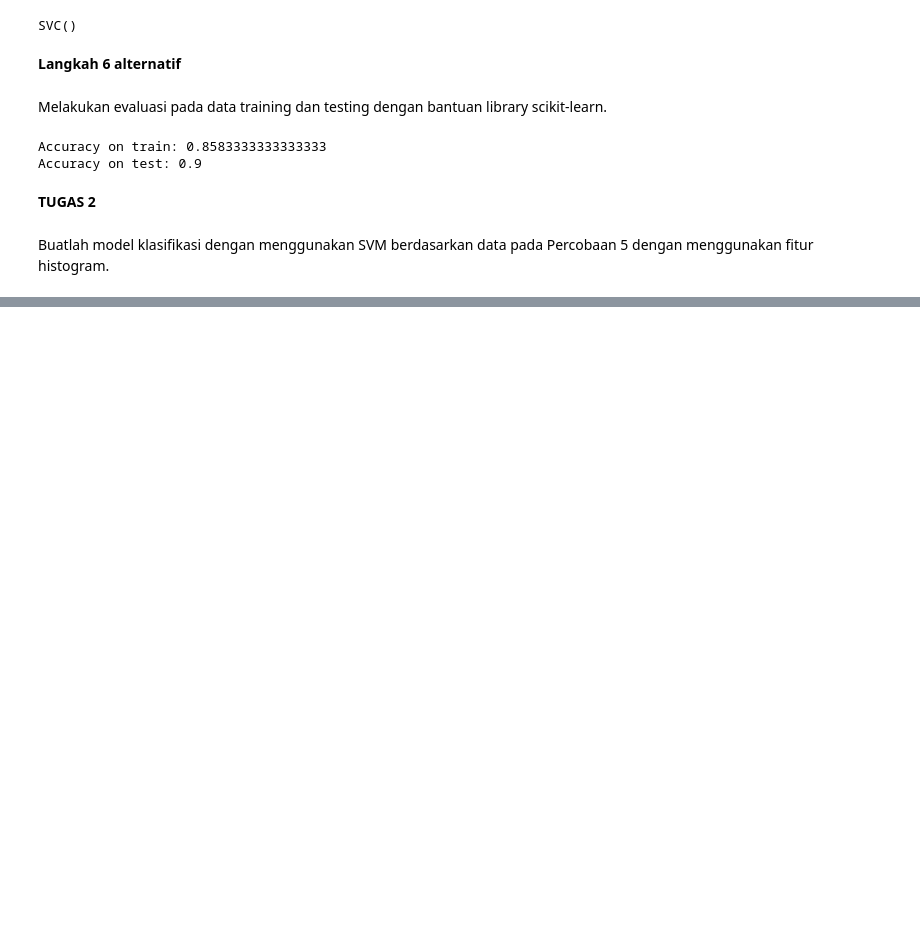
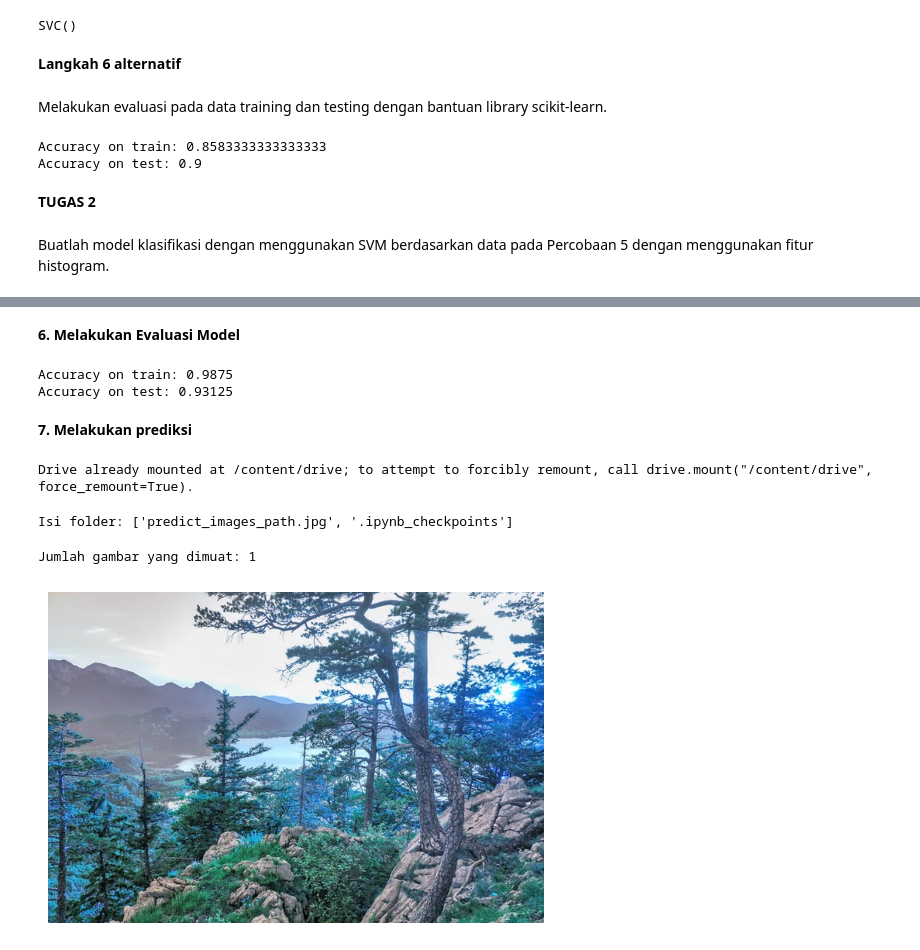
Before and after one commit to YayunEldina/PEMB_MESIN_Ganjil_2024, a Jupyter notebook: Jobsheet_4_Klasifikasi.ipynb, the cells around one changed output, grey strips where cells are left out. Cells and saved outputs as stored; diff of their text form; code cells hidden in the pictures; blank space fills up the shorter version.

```diff
--- a/Jobsheet_4_Klasifikasi.ipynb
+++ b/Jobsheet_4_Klasifikasi.ipynb
@@ -730,0 +753,10 @@ Buatlah model klasifikasi dengan menggunakan SVM berdasarkan data pada Percobaan
+# %%
+def standarized_input(image):
+    # mengubah warna gambar ke RGB
+    std_img = cv2.cvtColor(image, cv2.COLOR_BGR2RGB)
+
+    # mengubah ukuran gambar ke 1100x600
+    std_img = cv2.resize(std_img, (1100, 600))
+
+    # mengembalikan gambar yang telah distandarisasi
+    return std_img
@@ -730,0 +950,50 @@ Buatlah model klasifikasi dengan menggunakan SVM berdasarkan data pada Percobaan
+# %% [markdown]
+**6. Melakukan Evaluasi Model**
+# %%
+from sklearn.metrics import accuracy_score
+
+y_train_pred = model.predict(X_train)
+
+acc_train = accuracy_score(y_train, y_train_pred)
+
+y_test_pred = model.predict(X_test)
+
+acc_test = accuracy_score(y_test, y_test_pred)
+
+print(f'Accuracy on train: {acc_train}')
+print(f'Accuracy on test: {acc_test}')
+# %% [output]
+Accuracy on train: 0.9875
+Accuracy on test: 0.93125
+# %% [markdown]
+**7. Melakukan prediksi**
+# %%
+from google.colab import drive
+drive.mount('/content/drive')
+# %% [output]
+Drive already mounted at /content/drive; to attempt to forcibly remount, call drive.mount("/content/drive", force_remount=True).
+# %%
+import os
+
+# Cek isi folder
+files = os.listdir(predict_images_path)
+print("Isi folder:", files)
+# %% [output]
+Isi folder: ['predict_images_path.jpg', '.ipynb_checkpoints']
+# %%
+import cv2  # Jika menggunakan OpenCV untuk memuat gambar
+
+def load_dataset(path, img_ext='jpg'):
+    images = []
+    for filename in os.listdir(path):
+        if filename.endswith(img_ext):
+            img_path = os.path.join(path, filename)
+            img = cv2.imread(img_path)
+            if img is not None:
+                images.append((img, filename))  # Menyimpan gambar dan namanya
+    return images
+
+predict_images = load_dataset(predict_images_path, img_ext='jpg')
+print("Jumlah gambar yang dimuat:", len(predict_images))
+# %% [output]
+Jumlah gambar yang dimuat: 1
@@ -730,0 +1006,16 @@ Buatlah model klasifikasi dengan menggunakan SVM berdasarkan data pada Percobaan
+# %%
+import numpy as np
+import matplotlib.pyplot as plt
+
+rand_num = np.random.randint(0, len(predict_images))
+
+pred_img = predict_images[rand_num][0]
+label = predict_images[rand_num][1]
+
+# (Standarisasi dan ekstraksi fitur dilakukan di sini)
+
+plt.imshow(pred_img)
+plt.axis('off')
+plt.show()
+# %% [output]
+[figure, added]
```
Also changed, not shown: parts of 33 cells of this notebook.
